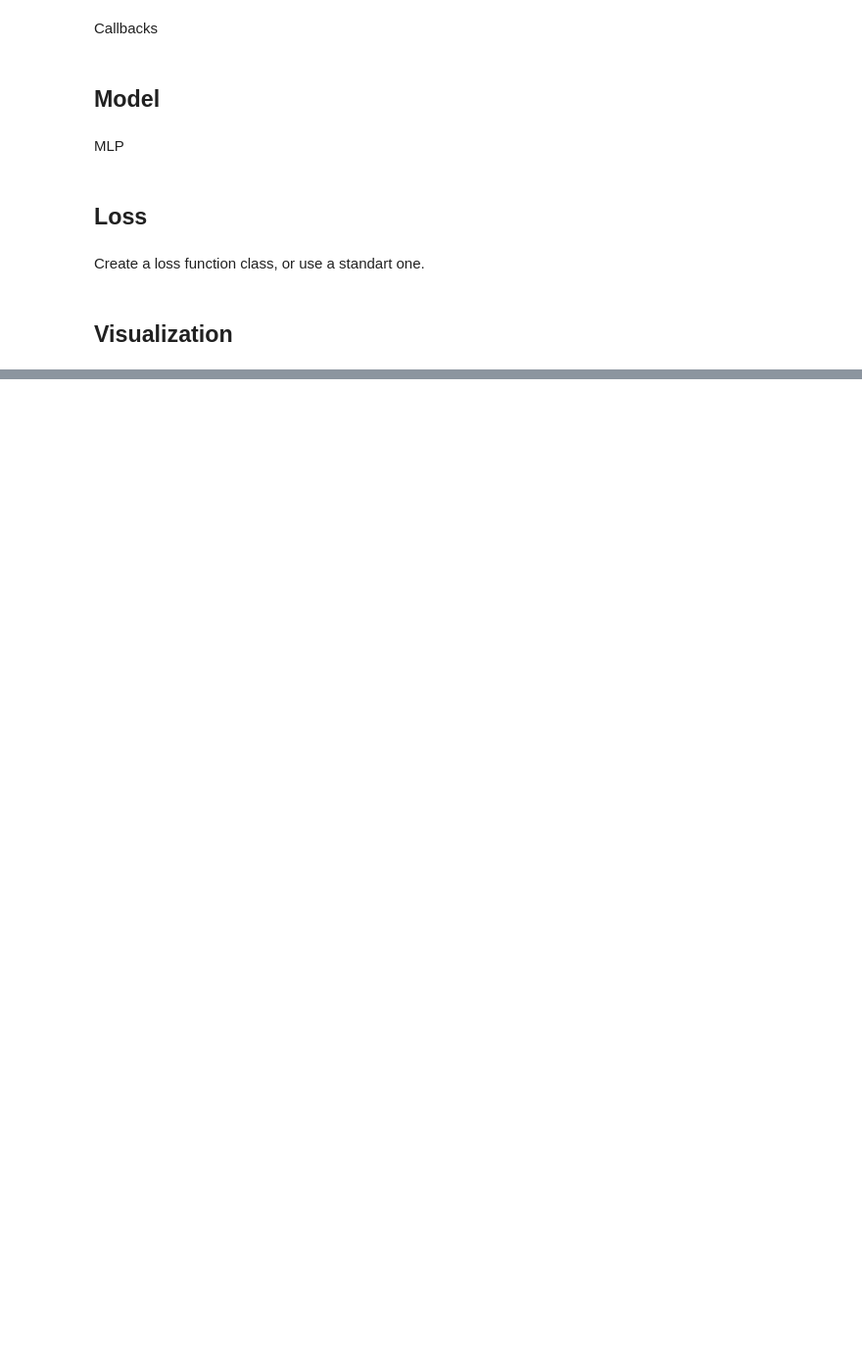
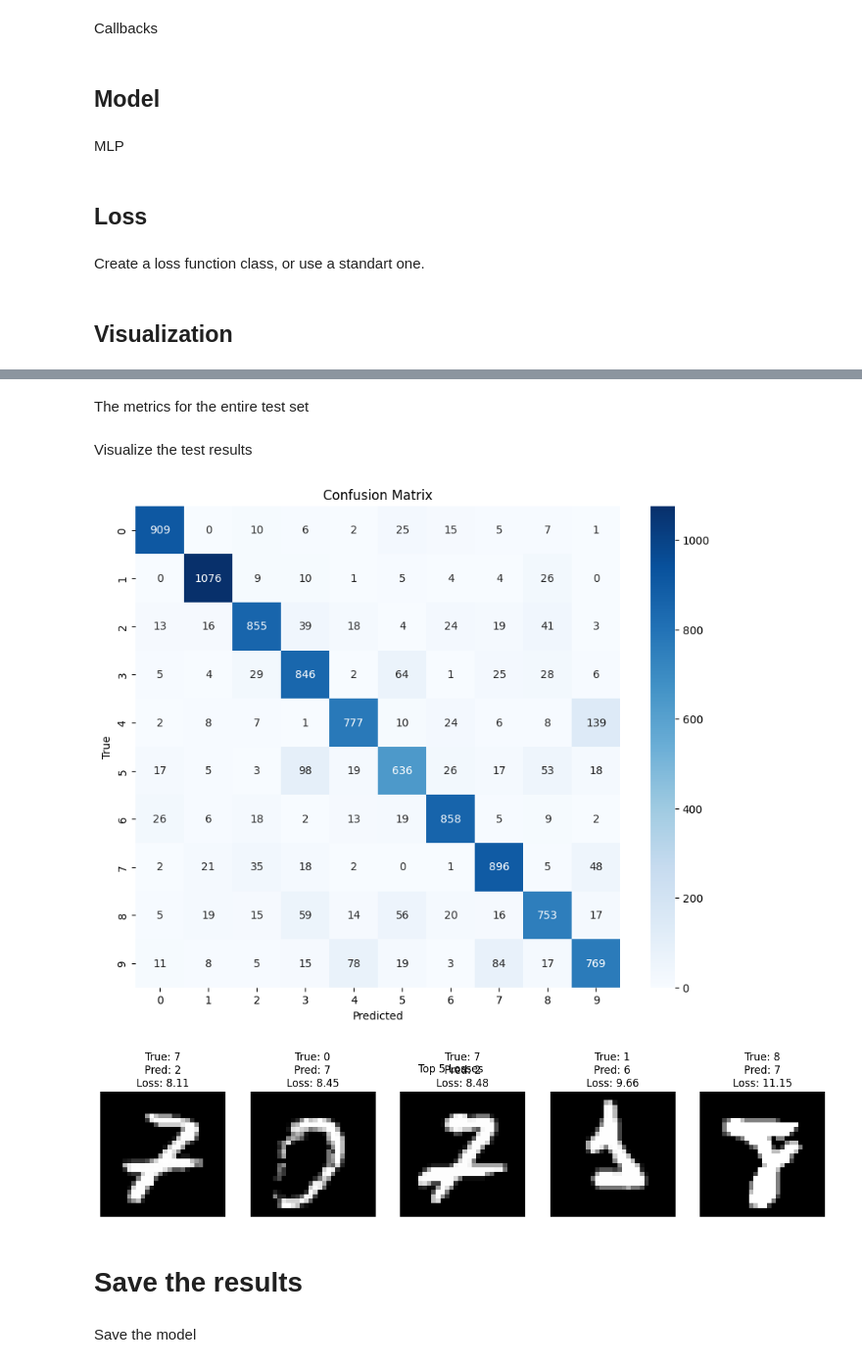
Before and after one commit to Mechanics-Mechatronics-and-Robotics/CV-2025, a Jupyter notebook: Lab_1_Feature_Extraction_and_ML.ipynb, the cells around one changed output, grey strips where cells are left out. Shown at 98% size. Saved outputs shown, nothing was run; the diff lists cells and outputs as text; code cells hidden in the pictures; blank space fills up the shorter version.

```diff
--- a/Lab_1_Feature_Extraction_and_ML.ipynb
+++ b/Lab_1_Feature_Extraction_and_ML.ipynb
@@ -336,0 +490,3 @@ def hist(df, values, histSize):
+# %%
+data_module = MNISTDataModule(hyperparameters['bs'], mean, std,
+                              hyperparameters['num_samples'])
@@ -336,0 +497,7 @@ def hist(df, values, histSize):
+# %%
+loss_fn = losses_dict[hyperparameters['criterion']]
+model = train_model(MLP(hyperparameters['im_size']**2,
+                        hyperparameters['n_classes']),
+                    loss_fn, hyperparameters['lr'])
+trainer = Trainer(max_epochs=hyperparameters['num_epochs'],
+                  accelerator="auto", devices="auto")
@@ -336,0 +510,2 @@ def hist(df, values, histSize):
+# %%
+trainer.fit(model, data_module)
@@ -336,0 +539,2 @@ def hist(df, values, histSize):
+# %% [markdown]
+The metrics for the entire test set
@@ -336,0 +548,64 @@ def hist(df, values, histSize):
+# %% [markdown]
+Visualize the test results
+# %%
+# Collect all predictions and labels
+all_preds = []
+all_labels = []
+for batch in data_module.test_dataloader():
+    x, y = batch
+    with torch.no_grad():
+        y_hat = model(x)
+        preds = torch.argmax(y_hat, dim=1)
+    all_preds.extend(preds.cpu().numpy())
+    all_labels.extend(y.cpu().numpy())
+
+# Compute confusion matrix
+cm = confusion_matrix(all_labels, all_preds)
+
+# Plot confusion matrix
+plt.figure(figsize=(10, 8))
+sns.heatmap(cm, annot=True, fmt='d', cmap='Blues', xticklabels=range(10), yticklabels=range(10))
+plt.xlabel('Predicted')
+plt.ylabel('True')
+plt.title('Confusion Matrix')
+plt.show()
+
+
+# ### Plot Top Losses
+
+# %%
+# Collect images, predictions, and losses
+images = []
+preds = []
+labels = []
+losses = []
+for batch in data_module.test_dataloader():
+    x, y = batch
+    with torch.no_grad():
+        y_hat = model(x)
+        loss = nn.CrossEntropyLoss(reduction='none')(y_hat, y)
+        pred = torch.argmax(y_hat, dim=1)
+    images.extend(x.cpu())
+    preds.extend(pred.cpu().numpy())
+    labels.extend(y.cpu().numpy())
+    losses.extend(loss.cpu().numpy())
+
+# Find top 5 losses
+top_loss_indices = np.argsort(losses)[-5:]
+
+# Plot top losses
+plt.figure(figsize=(15, 3))
+for i, idx in enumerate(top_loss_indices):
+    plt.subplot(1, 5, i + 1)
+    plt.imshow(images[idx].squeeze(), cmap='gray')
+    plt.title(f'True: {labels[idx]}\nPred: {preds[idx]}\nLoss: {losses[idx]:.2f}')
+    plt.axis('off')
+plt.suptitle('Top 5 Losses')
+plt.show()
+# %% [output]
+[figure, added]
+[figure, added]
+# %% [markdown]
+# Save the results
+# %% [markdown]
+Save the model
```
Also changed, not shown: parts of 34 cells of this notebook.
